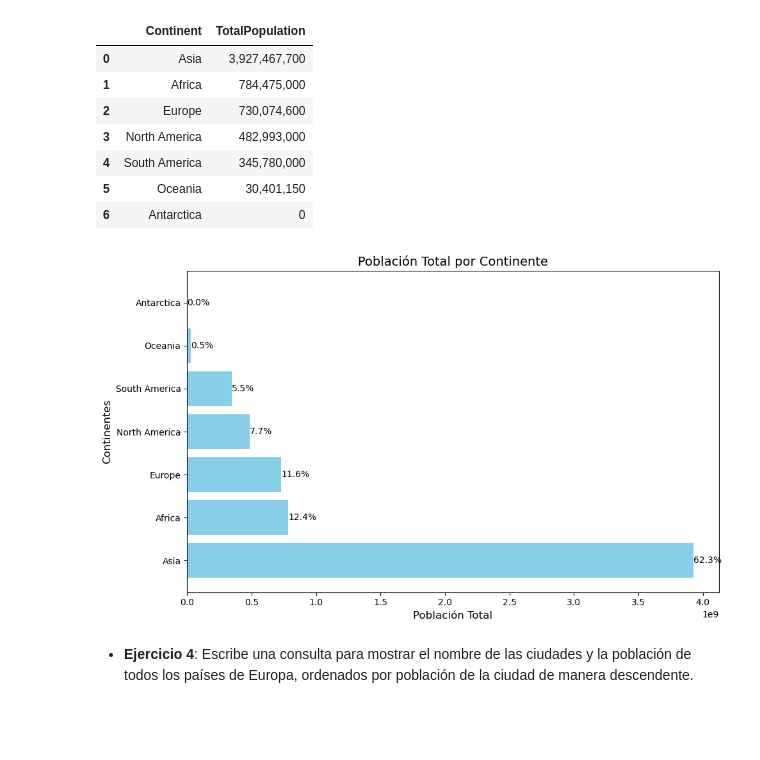
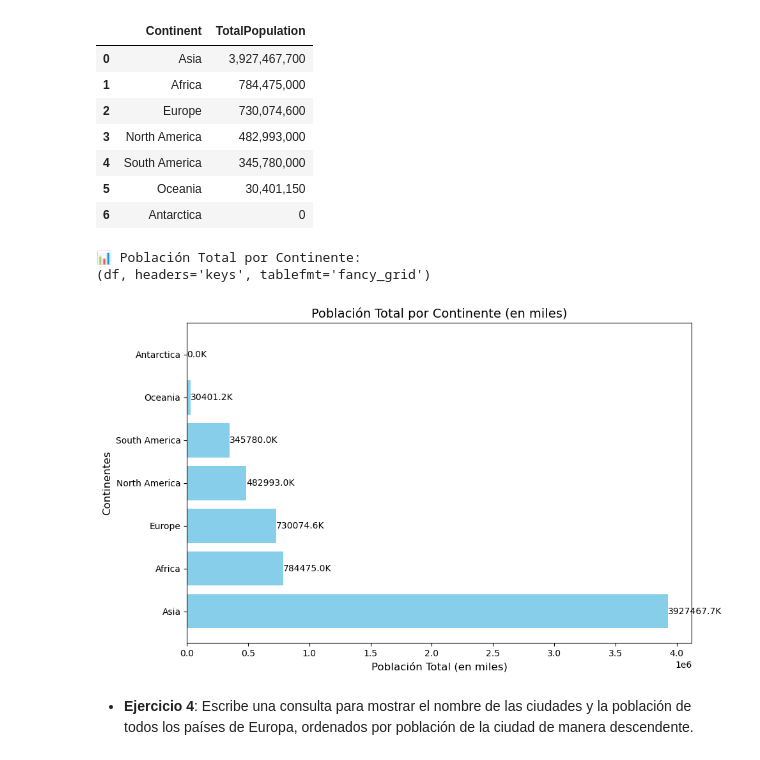
Before and after one commit to AngieG24/Proyecto_-integrador_sql_python, a Jupyter notebook: etl_proyecto_mundial/Exploración.ipynb, the cells around one changed output. Saved outputs shown, nothing was run; the diff lists cells and outputs as text; code cells hidden in the pictures; blank space fills up the shorter version.

```diff
--- a/etl_proyecto_mundial/Exploración.ipynb
+++ b/etl_proyecto_mundial/Exploración.ipynb
@@ -741,34 +714,37 @@ ejecutar_query(query3, "Población Total por Continente")
 | 5 | Oceania | 30,401,150 |
 | 6 | Antarctica | 0 |
 # %%
+result_df = ejecutar_query(query3, "Población Total por Continente")
+
 # Comprobar si los resultados fueron obtenidos correctamente
 if result_df is not None:
     # Calcular el total de población global
     total_population = result_df['TotalPopulation'].sum()
 
-    # Calcular el porcentaje de población por continente
-    result_df['Percentage'] = (result_df['TotalPopulation'] / total_population) * 100
+    # Convertir la población a miles
+    result_df['TotalPopulationInThousands'] = result_df['TotalPopulation'] / 1000
 
     # Crear la gráfica de barras horizontales
     plt.figure(figsize=(10, 6))  # Tamaño de la figura
-    bars = plt.barh(result_df['Continent'], result_df['TotalPopulation'], color='skyblue')  # Gráfica de barras horizontales
+    bars = plt.barh(result_df['Continent'], result_df['TotalPopulationInThousands'], color='skyblue')  # Gráfica de barras horizontales
 
     # Añadir título y etiquetas
-    plt.title('Población Total por Continente', fontsize=14)
-    plt.xlabel('Población Total', fontsize=12)
+    plt.title('Población Total por Continente (en miles)', fontsize=14)
+    plt.xlabel('Población Total (en miles)', fontsize=12)
     plt.ylabel('Continentes', fontsize=12)
 
-    # Añadir los porcentajes sobre las barras
+    # Añadir los valores sobre las barras
     for bar in bars:
-        width = bar.get_width()  # Obtener la longitud de la barra (población)
-        percentage = (width / total_population) * 100  # Calcular el porcentaje
-        plt.text(width + 5, bar.get_y() + bar.get_height() / 2, f'{percentage:.1f}%', va='center', ha='left', fontsize=10)
+        width = bar.get_width()  # Obtener la longitud de la barra (población en miles)
+        plt.text(width + 5, bar.get_y() + bar.get_height() / 2, f'{width:.1f}K', va='center', ha='left', fontsize=10)
 
     # Mostrar la gráfica
     plt.tight_layout()  # Asegura que todo se vea bien ajustado
     plt.show()
 # %% [output]
+📊 Población Total por Continente:
+(df, headers='keys', tablefmt='fancy_grid')
-[figure, old version]
+[figure, new version]
 # %% [markdown]
 - **Ejercicio 4**: Escribe una consulta para mostrar el nombre de las ciudades y la población de todos los países de Europa, ordenados por población de la ciudad de manera descendente.
 # %%
```
Also changed, not shown: parts of 5 cells of this notebook, 3 other files.
